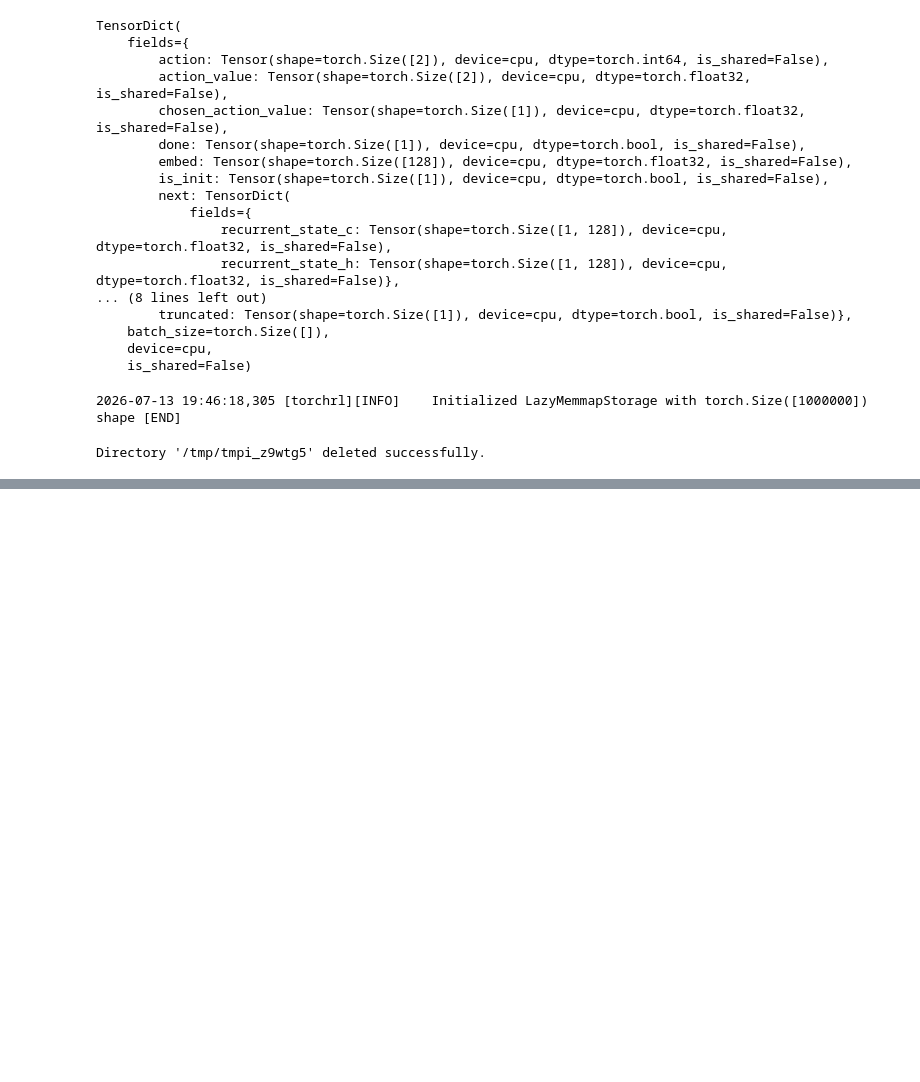
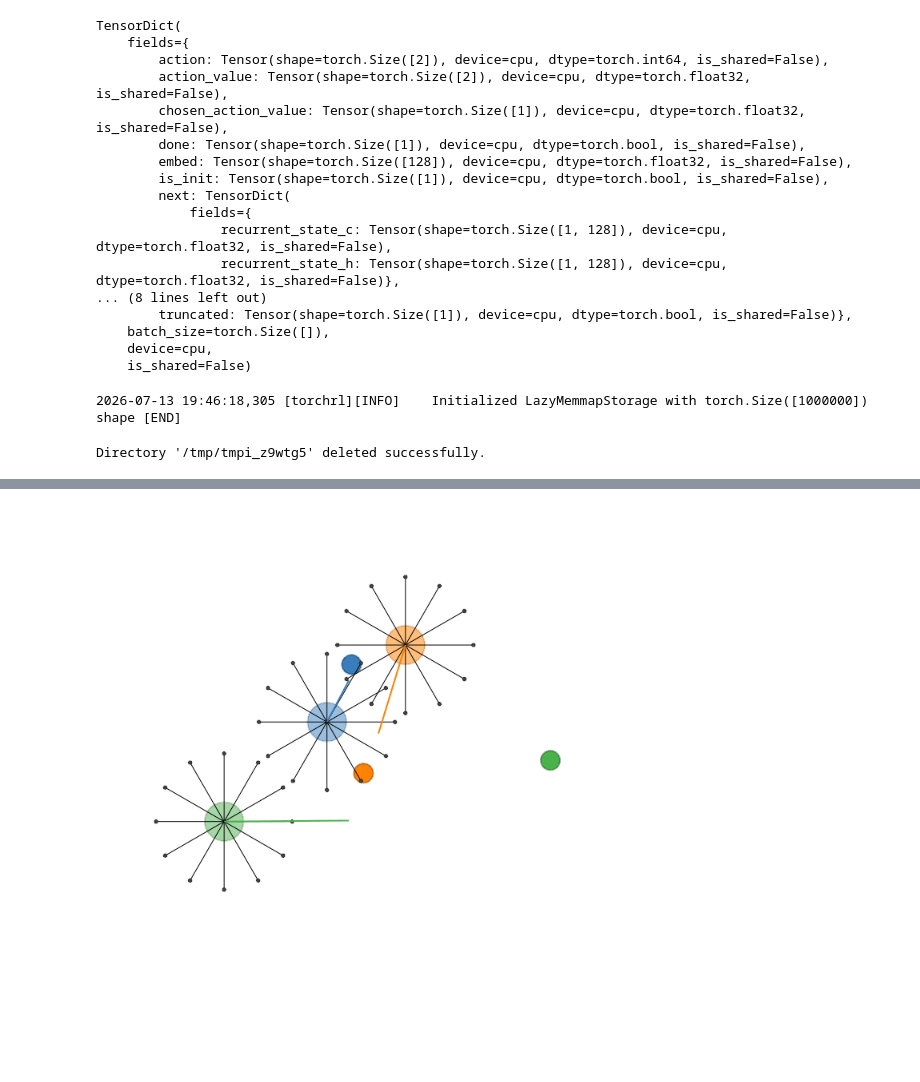
Before and after one commit to va4756/deeplearn_practice, a Jupyter notebook: pytorch_reinfoceL_02.ipynb, the cells around one changed output, grey strips where cells are left out. Cells and saved outputs as stored; diff of their text form; code cells hidden in the pictures; blank space fills up the shorter version.

```diff
--- a/pytorch_reinfoceL_02.ipynb
+++ b/pytorch_reinfoceL_02.ipynb
@@ -556,0 +698,5 @@ Directory '/tmp/tmpi_z9wtg5' deleted successfully.
+# %%
+env = TransformedEnv(
+    env,
+    RewardSum(in_keys=[env.reward_key], out_keys=[("agents", "episode_reward")]),
+)
@@ -556,0 +762,15 @@ Directory '/tmp/tmpi_z9wtg5' deleted successfully.
+# %%
+from importlib.metadata import distribution
+# third
+policy = ProbabilisticActor(
+    module=policy_module,
+    spec=env.action_spec_unbatched,
+    in_keys=[("agents", "loc"), ("agents", "scale")],
+    out_keys=[env.action_key],
+    distribution_class=TanhNormal,
+    distribution_kwargs={
+        "low": env.full_action_spec[env.action_key].space.low,
+        "high": env.full_action_spec[env.action_key].space.high
+    },
+    return_log_prob=True
+)
@@ -556,0 +970,30 @@ Directory '/tmp/tmpi_z9wtg5' deleted successfully.
+# %%
+import pyvirtualdisplay
+display = pyvirtualdisplay.Display(visible=False, size=(1400, 900))
+display.start()
+from PIL import Image
+
+def rendering_callback(env, td):
+    # env.frames.append(Image.fromarray(env.render(mode="rgb_array")))
+    env.frames.append(Image.fromarray(env.render("rgb_array")))
+env.frames = []
+with torch.no_grad():
+    env.rollout(
+        max_steps=max_steps,
+        policy=policy,
+        callback=rendering_callback,
+        auto_cast_to_device=True,
+        break_when_any_done=False,
+    )
+env.frames[0].save(
+    f"{scenario_name}.gif",
+    save_all=True,
+    append_images=env.frames[1:],
+    duration=3,
+    loop=0,
+)
+
+from IPython.display import Image
+Image(open(f"{scenario_name}.gif", "rb").read())
+# %% [output]
+[figure, added]
```
Also changed, not shown: parts of 43 cells of this notebook.
